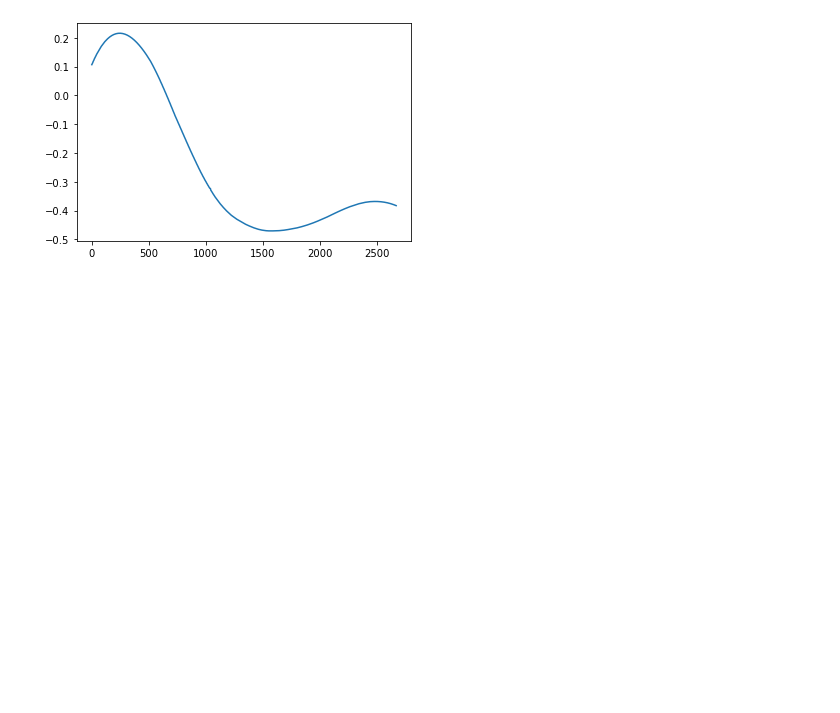
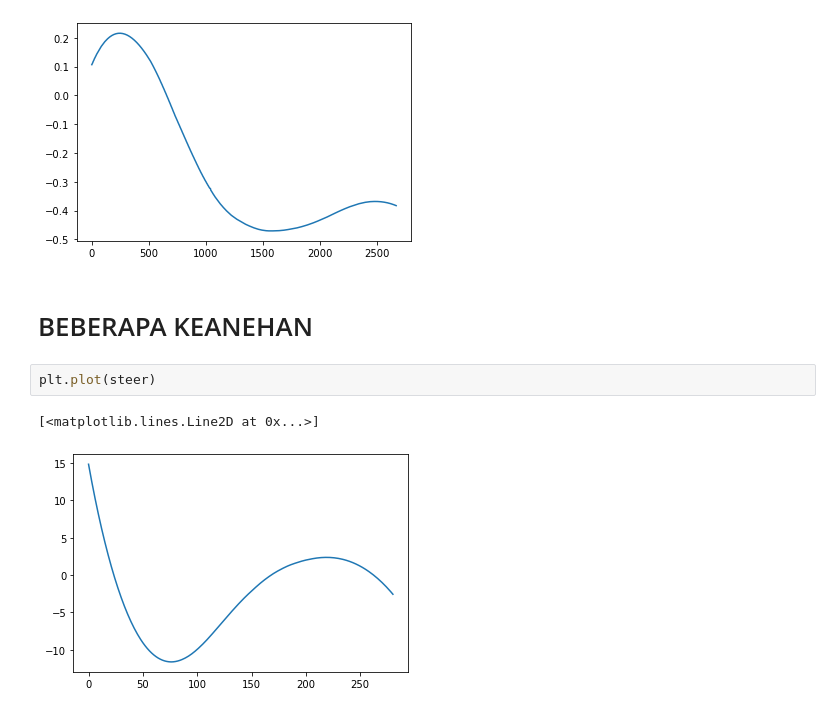
Before and after one commit to fadamsyah/final-project, a Jupyter notebook: pkg_ta/scripts/waypoints/generate_waypoints.ipynb, the cells around one changed output. Cells and saved outputs as stored; diff of their text form; blank space fills up the shorter version.

```diff
--- a/pkg_ta/scripts/waypoints/generate_waypoints.ipynb
+++ b/pkg_ta/scripts/waypoints/generate_waypoints.ipynb
@@ -277,3 +279,10 @@ plt.plot(wp_interp[:,2])
 # %% [output]
 [<matplotlib.lines.Line2D at 0x...>]
 [figure]
+# %% [markdown]
+# BEBERAPA KEANEHAN
+# %%
+plt.plot(steer)
+# %% [output]
+[<matplotlib.lines.Line2D at 0x...>]
+[figure, added]
```
Also changed, not shown: parts of 5 cells of this notebook, 1 other file.
